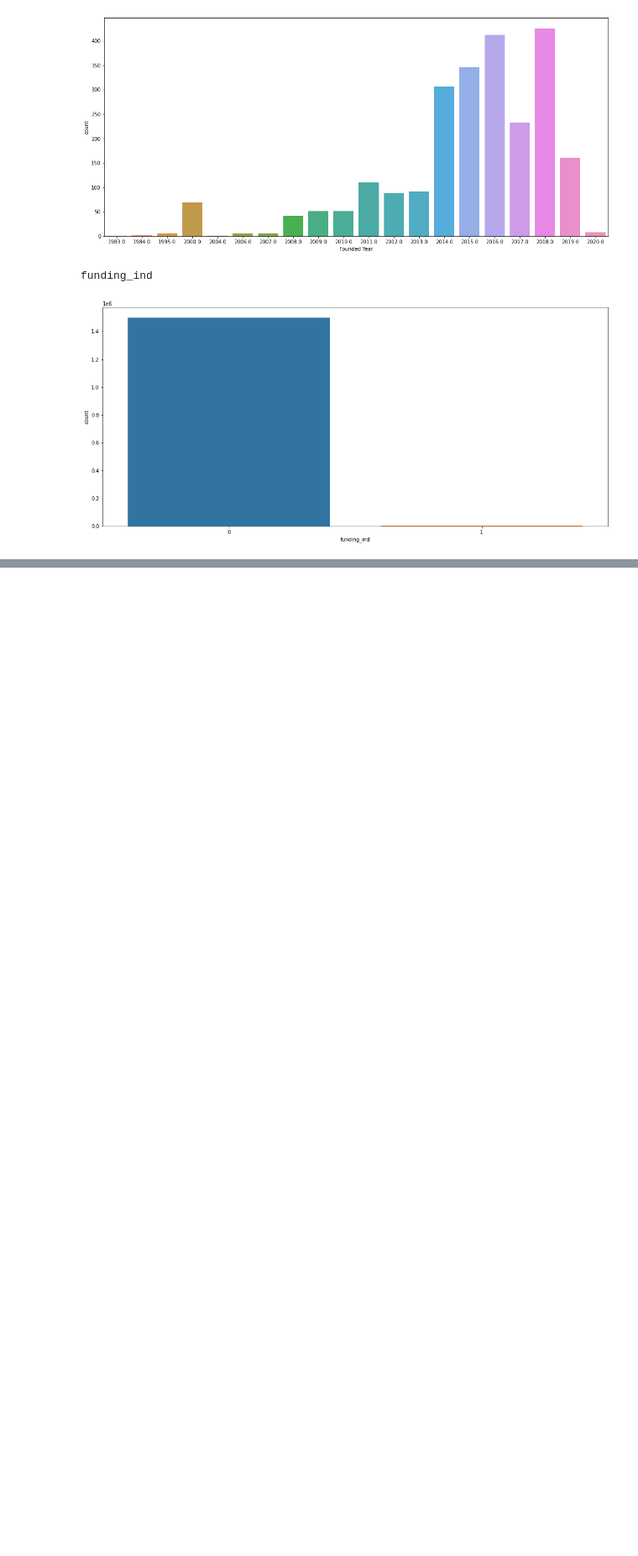
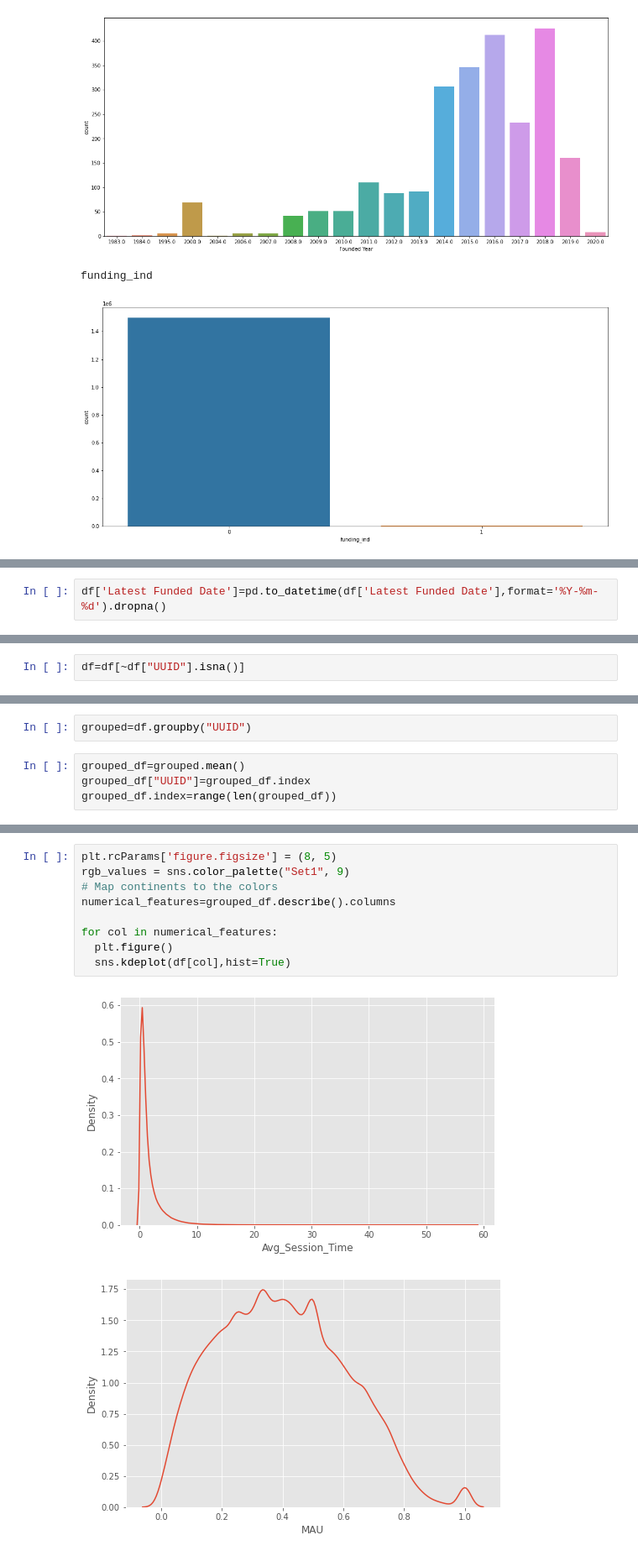
Before and after one commit to mishraraaj/Startup_funding_prediction, a Jupyter notebook: Raj_Mishra_Startup_Funding_Prediction_Capstone_Project.ipynb, the cells around one changed output, grey strips where cells are left out. Shown at 84% size. Cells and saved outputs as stored; diff of their text form; blank space fills up the shorter version.

```diff
--- a/Raj_Mishra_Startup_Funding_Prediction_Capstone_Project.ipynb
+++ b/Raj_Mishra_Startup_Funding_Prediction_Capstone_Project.ipynb
@@ -225,0 +232,2 @@ funding_ind
+# %%
+df['Latest Funded Date']=pd.to_datetime(df['Latest Funded Date'],format='%Y-%m-%d').dropna()
@@ -226 +251,3 @@ funding_ind
+# %%
+df=df[~df["UUID"].isna()]
 # %%
@@ -227,0 +262,6 @@ df
+# %%
+grouped=df.groupby("UUID")
+# %%
+grouped_df=grouped.mean()
+grouped_df["UUID"]=grouped_df.index
+grouped_df.index=range(len(grouped_df))
@@ -227,0 +277,12 @@ df
+# %%
+plt.rcParams['figure.figsize'] = (8, 5)
+rgb_values = sns.color_palette("Set1", 9)
+# Map continents to the colors
+numerical_features=grouped_df.describe().columns
+
+for col in numerical_features:
+  plt.figure()
+  sns.kdeplot(df[col],hist=True)
+# %% [output]
+[figure, added]
+[figure, added]
```
Also changed, not shown: parts of 23 cells of this notebook.
